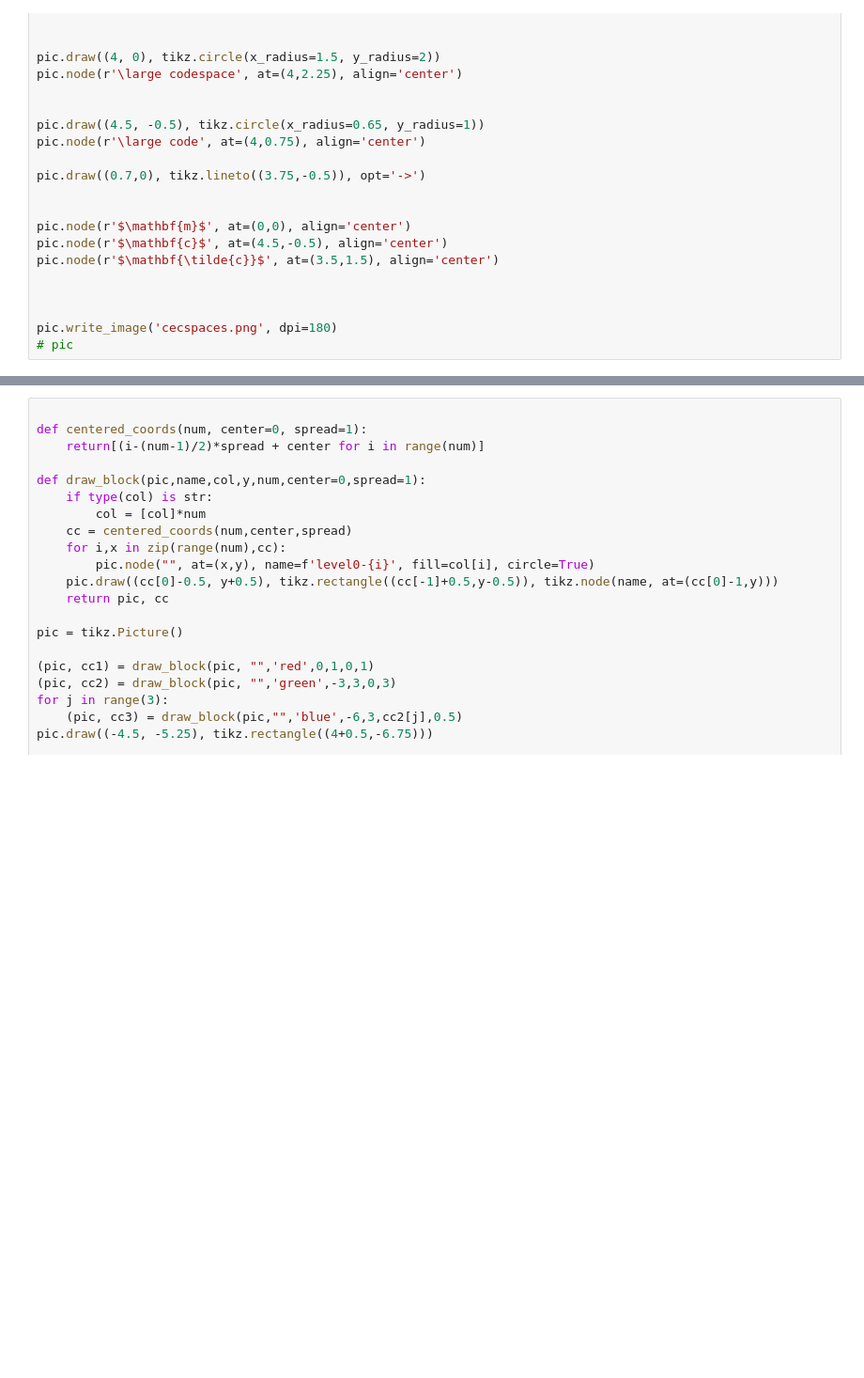
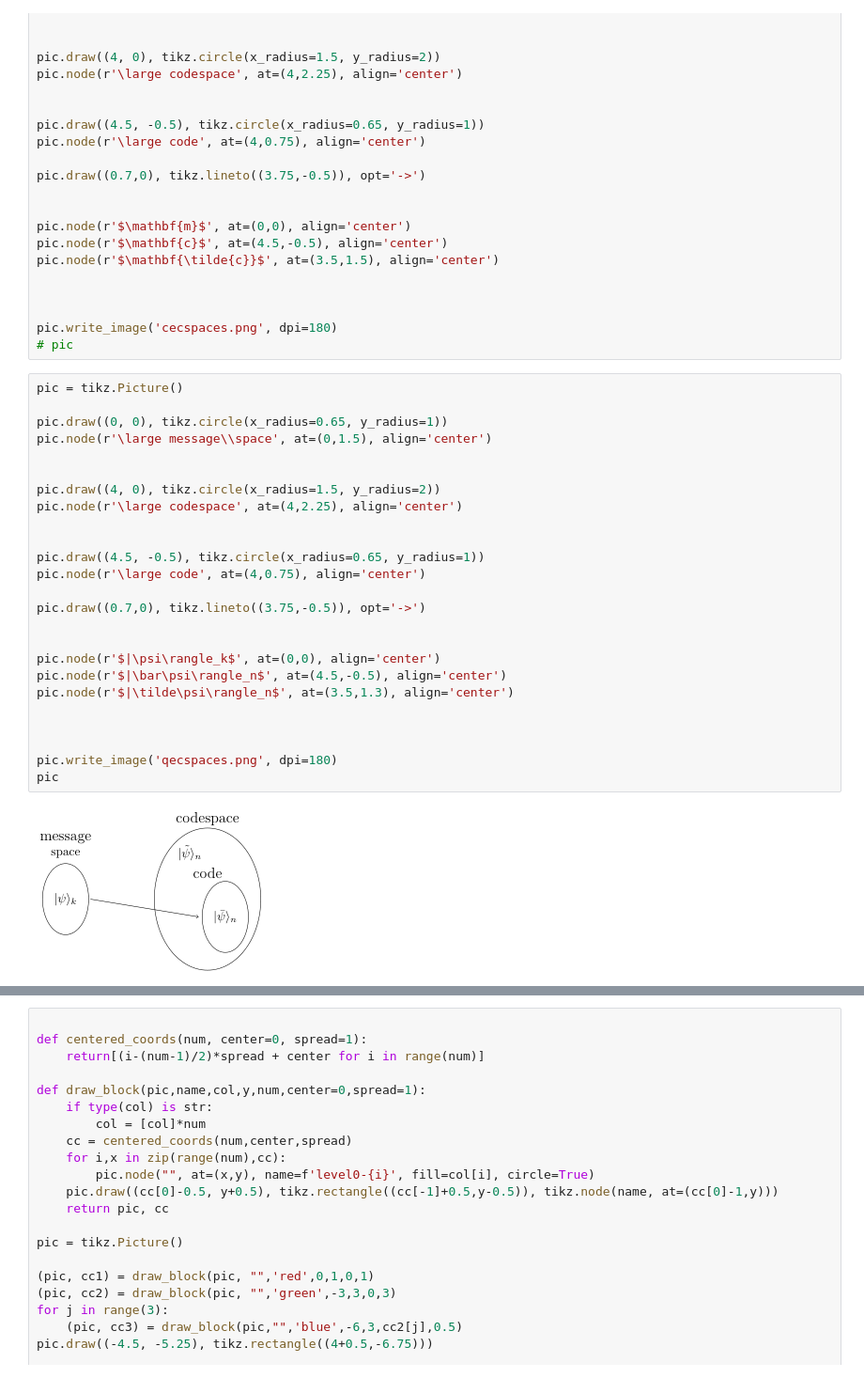
Before and after one commit to abdullahkhalids/qecft, a Jupyter notebook: images/CircuitDiagrams.ipynb, the cells around one changed output, grey strips where cells are left out. Shown at 94% size. Saved outputs shown, nothing was run; the diff lists cells and outputs as text; blank space fills up the shorter version.

```diff
--- a/images/CircuitDiagrams.ipynb
+++ b/images/CircuitDiagrams.ipynb
@@ -173,6 +172,33 @@ pic.node(r'$\mathbf{\tilde{c}}$', at=(3.5,1.5), align='center')
 
 pic.write_image('cecspaces.png', dpi=180)
 # pic
+# %%
+pic = tikz.Picture()
+
+pic.draw((0, 0), tikz.circle(x_radius=0.65, y_radius=1))
+pic.node(r'\large message\\space', at=(0,1.5), align='center')
+
+
+pic.draw((4, 0), tikz.circle(x_radius=1.5, y_radius=2))
+pic.node(r'\large codespace', at=(4,2.25), align='center')
+
+
+pic.draw((4.5, -0.5), tikz.circle(x_radius=0.65, y_radius=1))
+pic.node(r'\large code', at=(4,0.75), align='center')
+
+pic.draw((0.7,0), tikz.lineto((3.75,-0.5)), opt='->')
+
+
+pic.node(r'$|\psi\rangle_k$', at=(0,0), align='center')
+pic.node(r'$|\bar\psi\rangle_n$', at=(4.5,-0.5), align='center')
+pic.node(r'$|\tilde\psi\rangle_n$', at=(3.5,1.3), align='center')
+
+
+
+pic.write_image('qecspaces.png', dpi=180)
+pic
+# %% [output]
+[figure, added]
 # %%
 pic = tikz.Picture()
 pic.draw((0, 0), tikz.circle(radius=2))
```
Also changed, not shown: parts of 6 cells of this notebook, 19 other files.
